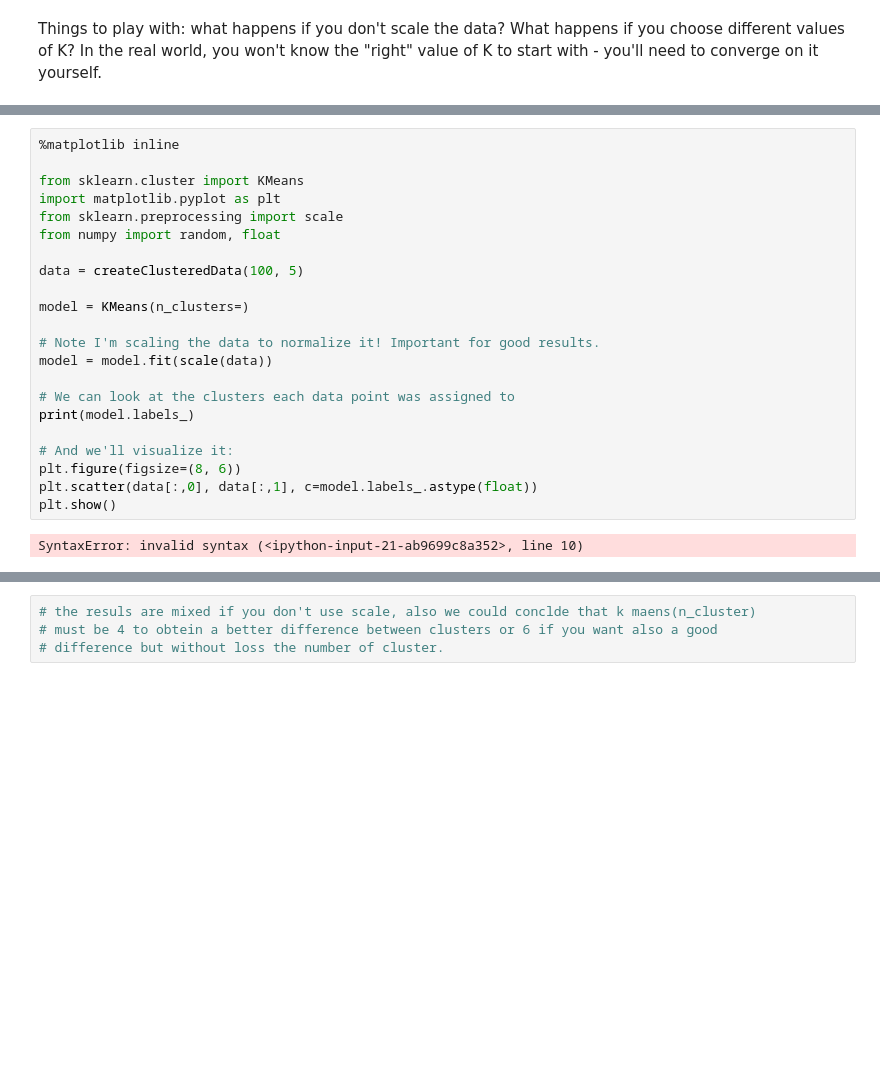
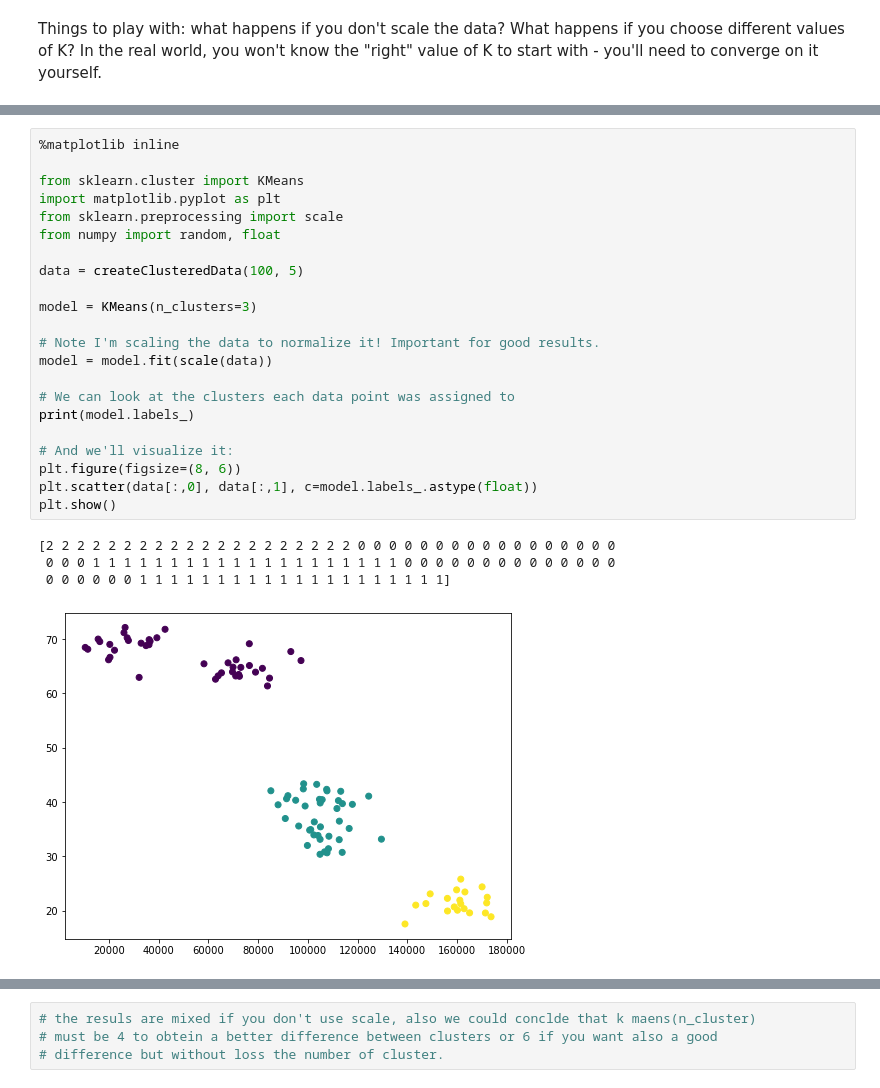
Before and after one commit to biomedic-ricardo/Ejercicios, a Jupyter notebook: KMeans.ipynb, the cells around one changed output, grey strips where cells are left out. Saved outputs shown, nothing was run; the diff lists cells and outputs as text; blank space fills up the shorter version.

```diff
--- a/KMeans.ipynb
+++ b/KMeans.ipynb
@@ -80,27 +80,30 @@ plt.show()
 # %%
 %matplotlib inline
 
 from sklearn.cluster import KMeans
 import matplotlib.pyplot as plt
 from sklearn.preprocessing import scale
 from numpy import random, float
 
 data = createClusteredData(100, 5)
 
-model = KMeans(n_clusters=)
+model = KMeans(n_clusters=3)
 
 # Note I'm scaling the data to normalize it! Important for good results.
 model = model.fit(scale(data))
 
 # We can look at the clusters each data point was assigned to
 print(model.labels_)
 
 # And we'll visualize it:
 plt.figure(figsize=(8, 6))
 plt.scatter(data[:,0], data[:,1], c=model.labels_.astype(float))
 plt.show()
 # %% [output]
-SyntaxError: invalid syntax (<ipython-input-21-ab9699c8a352>, line 10)
+[2 2 2 2 2 2 2 2 2 2 2 2 2 2 2 2 2 2 2 2 0 0 0 0 0 0 0 0 0 0 0 0 0 0 0 0 0
+ 0 0 0 1 1 1 1 1 1 1 1 1 1 1 1 1 1 1 1 1 1 1 1 0 0 0 0 0 0 0 0 0 0 0 0 0 0
+ 0 0 0 0 0 0 1 1 1 1 1 1 1 1 1 1 1 1 1 1 1 1 1 1 1 1]
+[figure, added]
 # %%
 %matplotlib inline
 
```
Also changed, not shown: parts of 3 cells of this notebook.
